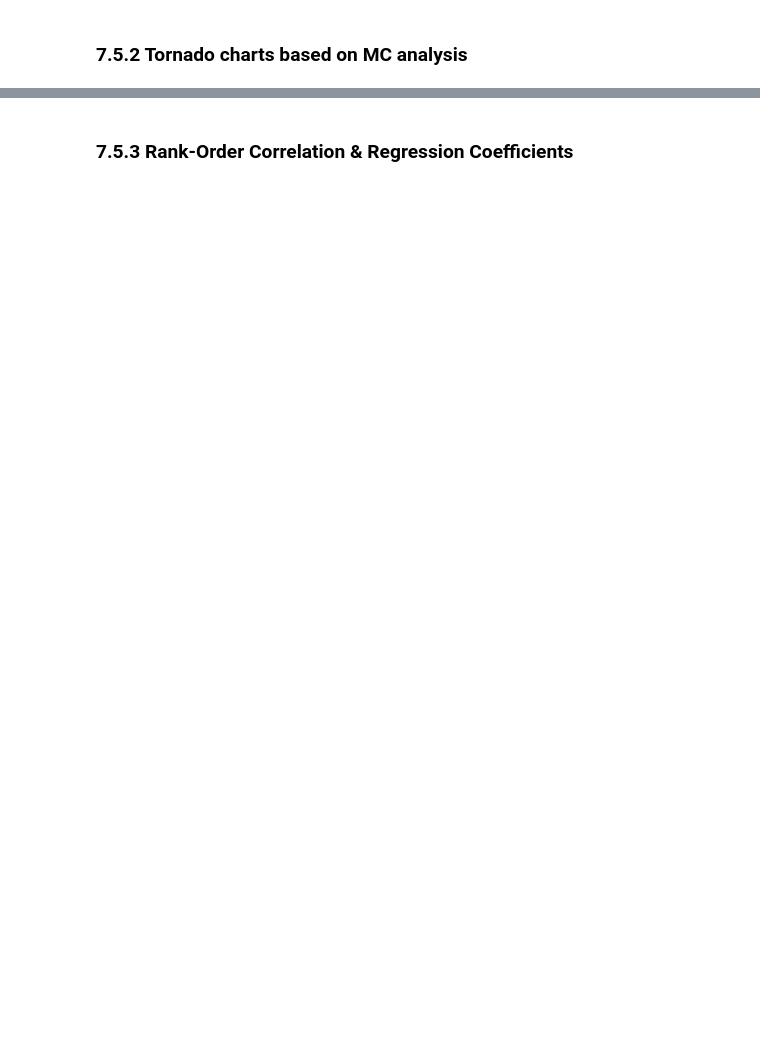
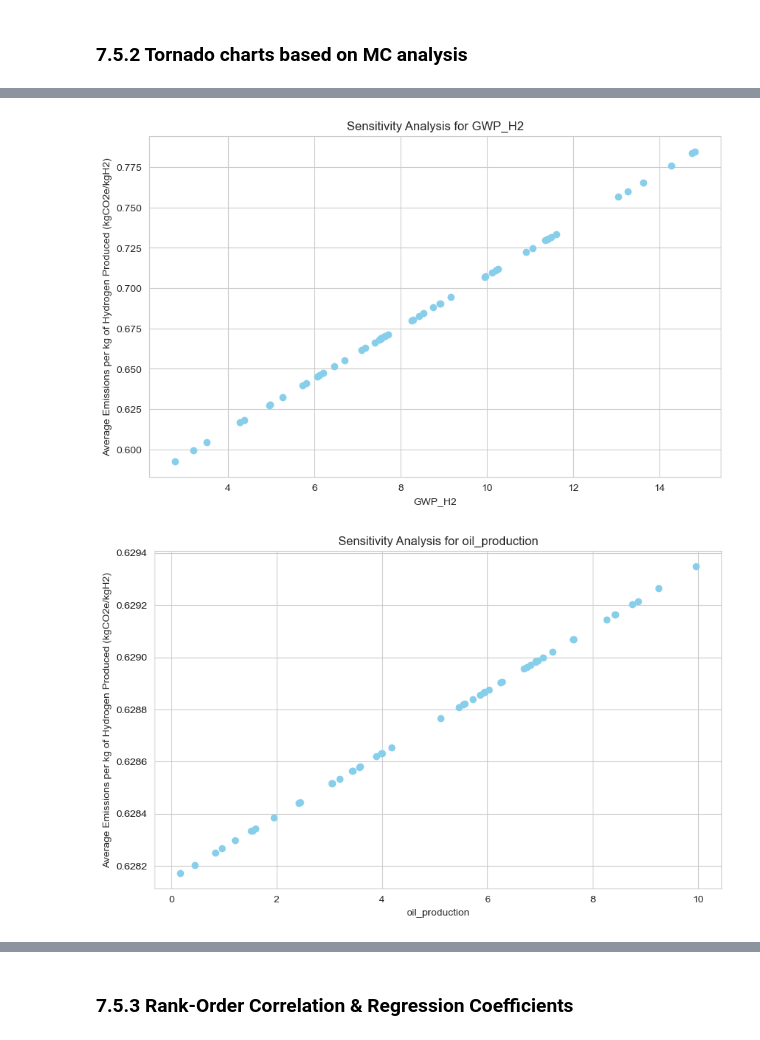
Before and after one commit to tblackfd/Geologic-Hydrogen-LCA-TEA, a Jupyter notebook: BrandtModelReplication_v0_2.ipynb, the cells around one changed output, grey strips where cells are left out. Saved outputs shown, nothing was run; the diff lists cells and outputs as text; code cells hidden in the pictures; blank space fills up the shorter version.

```diff
--- a/BrandtModelReplication_v0_2.ipynb
+++ b/BrandtModelReplication_v0_2.ipynb
@@ -5419,0 +5445,7 @@ print(tornado_df)
+# %%
+# Plot sensitivity graph for all variables in sensitivity assumptions:
+for variable in sensitivity_assumptions.keys():
+    plot_sensitivity_graph(sensitivity_df, variable)
+# %% [output]
+[figure, added]
+[figure, added]
```
Also changed, not shown: parts of 26 cells of this notebook.
